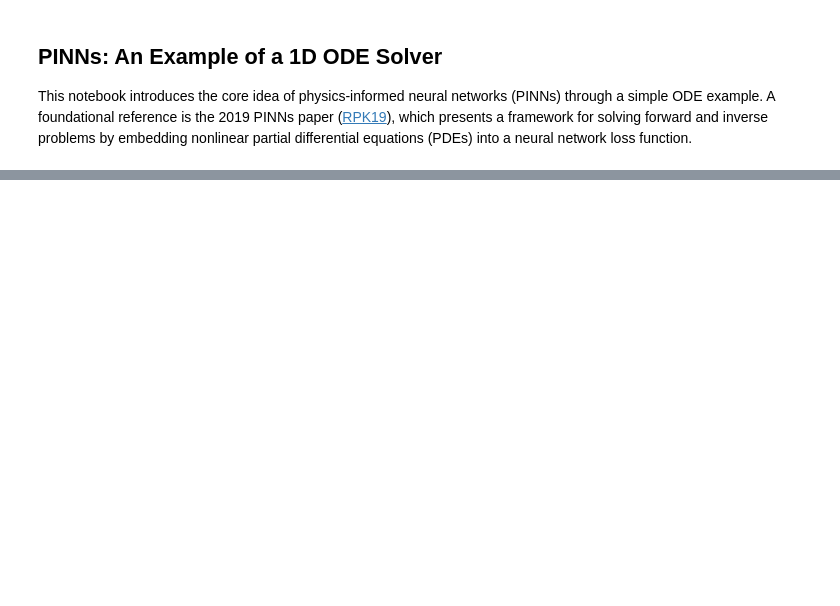
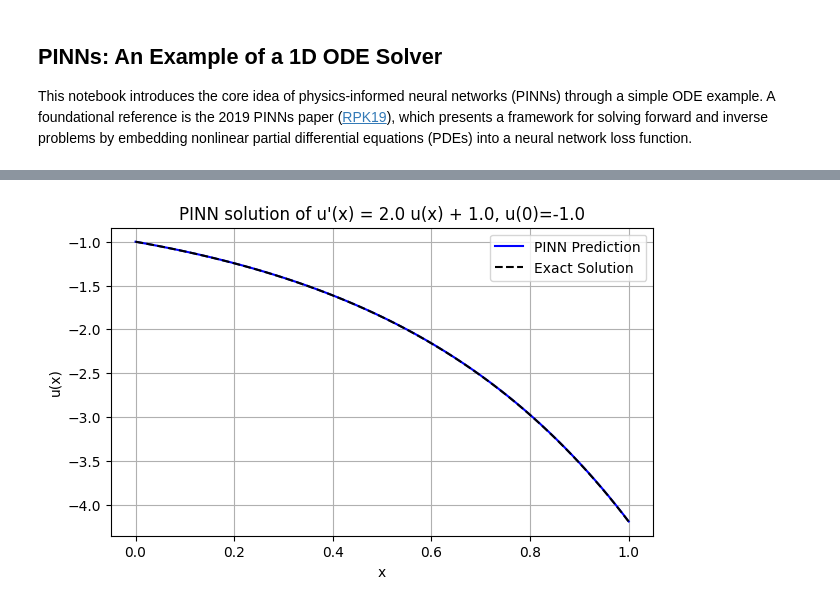
Before and after one commit to qsongatwpi/foo2, a Jupyter notebook: src/pinns01_ode_1d.ipynb, the cells around one changed output, grey strips where cells are left out. Saved outputs shown, nothing was run; the diff lists cells and outputs as text; code cells hidden in the pictures; blank space fills up the shorter version.

```diff
--- a/src/pinns01_ode_1d.ipynb
+++ b/src/pinns01_ode_1d.ipynb
@@ -129,0 +112,8 @@ Epoch 4500 | Loss: 3.105873e-07
+# %%
+# Problem setup
+# ODE: u' = a u + b with u(0) = c
+a = 2.0
+b = 1.0
+c = -1.0
+# run the solver
+model = ode_1d_solver(a, b, c)
@@ -129,0 +131,20 @@ Epoch 4500 | Loss: 3.105873e-07
+# %%
+# Check the solution
+x_test = torch.linspace(0, 1, 100).view(-1, 1)
+u_pred = model(x_test).detach().numpy()
+x_test_np = x_test.numpy()
+
+# Correct exact solution: u(x) = (c + b/a) * exp(ax) - b/a
+u_exact = (c + b/a) * np.exp(a * x_test_np) - b/a
+
+plt.figure(figsize=(7, 4))
+plt.plot(x_test_np, u_pred, "b", label='PINN Prediction')
+plt.plot(x_test_np, u_exact, "k--", label='Exact Solution')
+plt.legend()
+plt.title(f"PINN solution of u'(x) = {a} u(x) + {b}, u(0)={c}")
+plt.xlabel("x")
+plt.ylabel("u(x)")
+plt.grid(True)
+plt.show()
+# %% [output]
+[figure, added]
```
Also changed, not shown: parts of 7 cells of this notebook, 1 other file.
